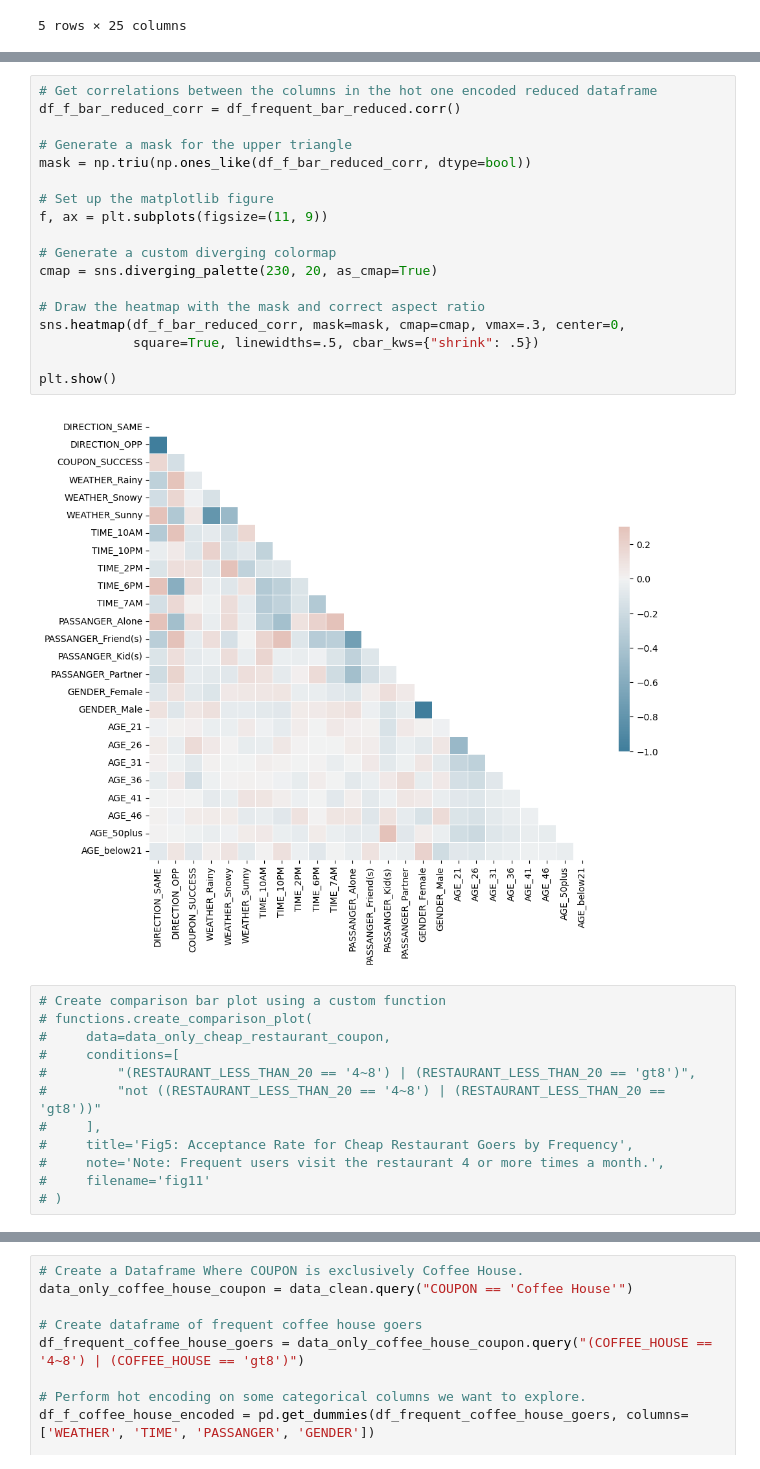
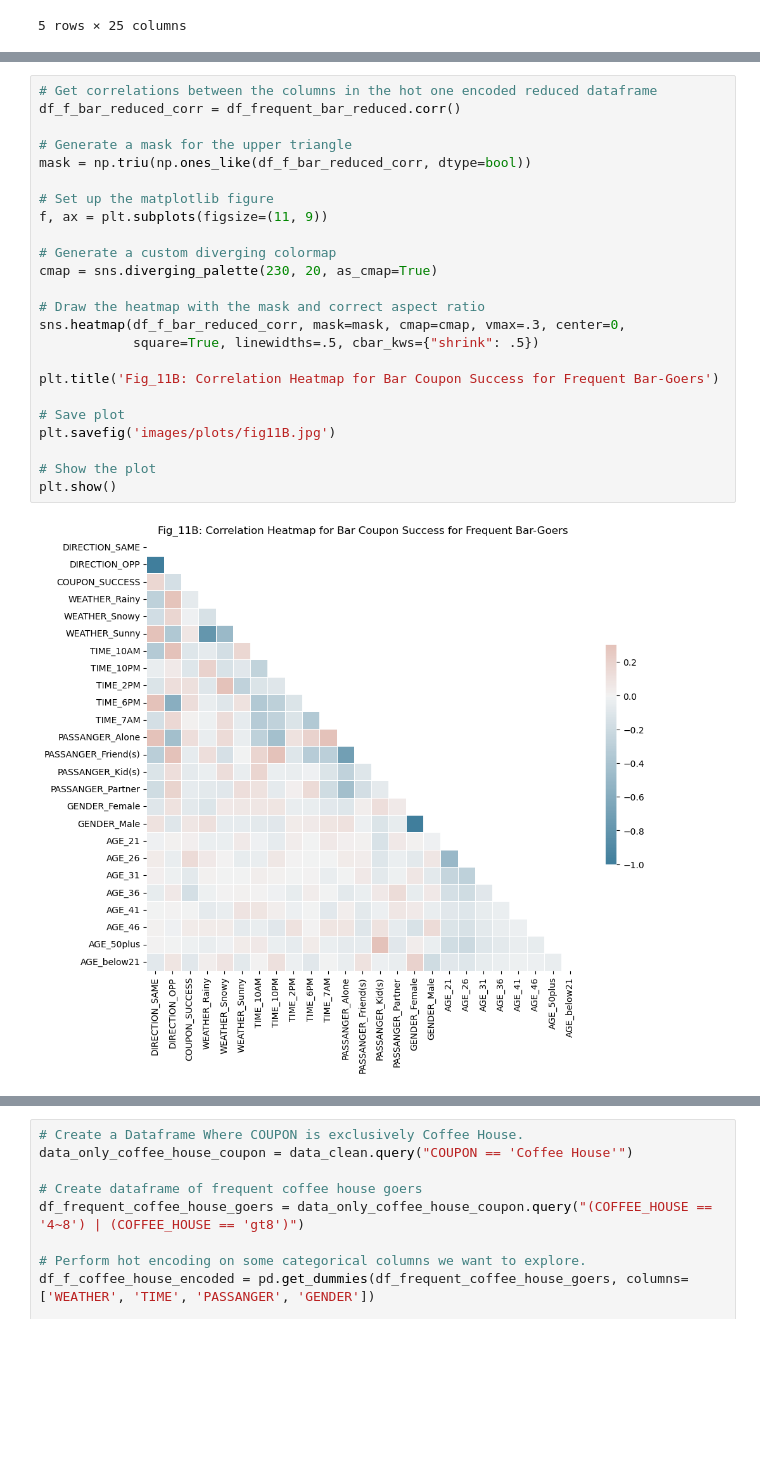
Before and after one commit to elmunoz42/berkeley-aiml-coupon-analysis, a Jupyter notebook: prompt.ipynb, the cells around one changed output, grey strips where cells are left out. Cells and saved outputs as stored; diff of their text form; blank space fills up the shorter version.

```diff
--- a/prompt.ipynb
+++ b/prompt.ipynb
@@ -1101,32 +1115,26 @@ plt.show()
 # %%
 # Get correlations between the columns in the hot one encoded reduced dataframe
 df_f_bar_reduced_corr = df_frequent_bar_reduced.corr()
 
 # Generate a mask for the upper triangle
 mask = np.triu(np.ones_like(df_f_bar_reduced_corr, dtype=bool))
 
 # Set up the matplotlib figure
 f, ax = plt.subplots(figsize=(11, 9))
 
 # Generate a custom diverging colormap
 cmap = sns.diverging_palette(230, 20, as_cmap=True)
 
 # Draw the heatmap with the mask and correct aspect ratio
 sns.heatmap(df_f_bar_reduced_corr, mask=mask, cmap=cmap, vmax=.3, center=0,
             square=True, linewidths=.5, cbar_kws={"shrink": .5})
 
+plt.title('Fig_11B: Correlation Heatmap for Bar Coupon Success for Frequent Bar-Goers')
+
+# Save plot
+plt.savefig('images/plots/fig11B.jpg')
+
+# Show the plot
 plt.show()
 # %% [output]
-[figure, old version]
+[figure, new version]
-# %%
-# Create comparison bar plot using a custom function
-# functions.create_comparison_plot(
-#     data=data_only_cheap_restaurant_coupon,
-#     conditions=[
-#         "(RESTAURANT_LESS_THAN_20 == '4~8') | (RESTAURANT_LESS_THAN_20 == 'gt8')",
-#         "not ((RESTAURANT_LESS_THAN_20 == '4~8') | (RESTAURANT_LESS_THAN_20 == 'gt8'))"
-#     ],
-#     title='Fig5: Acceptance Rate for Cheap Restaurant Goers by Frequency',
-#     note='Note: Frequent users visit the restaurant 4 or more times a month.',
-#     filename='fig11'
-# )
```
Also changed, not shown: parts of 10 cells of this notebook, 5 other files.
